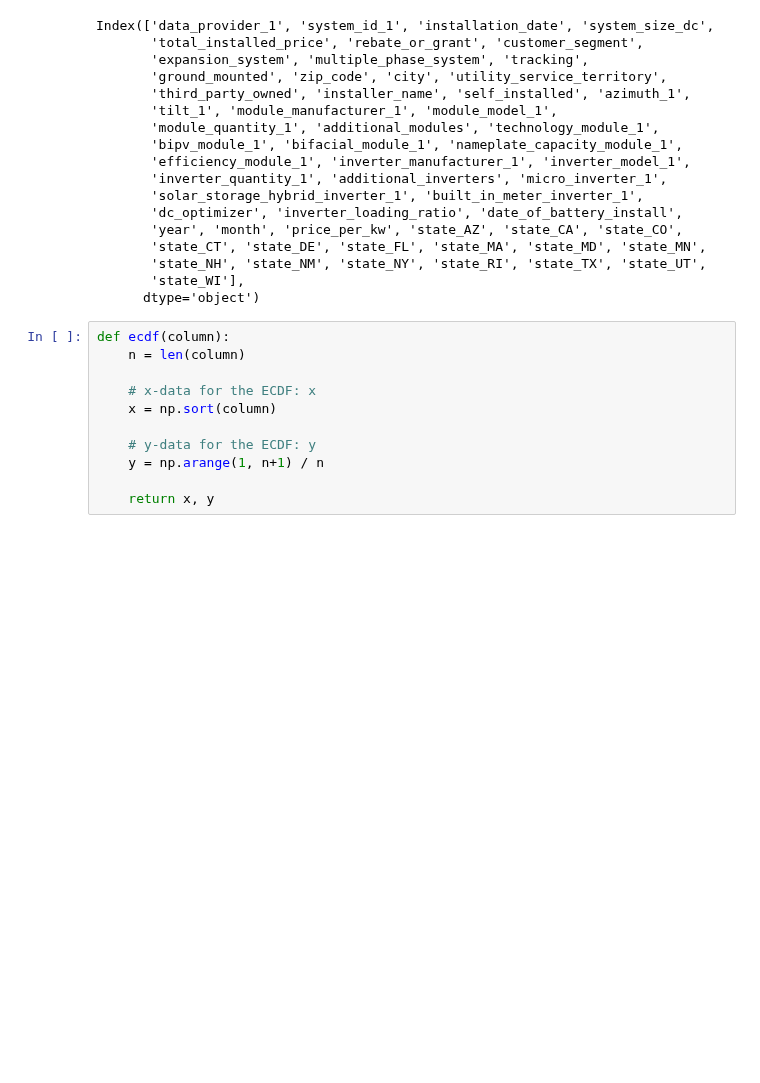
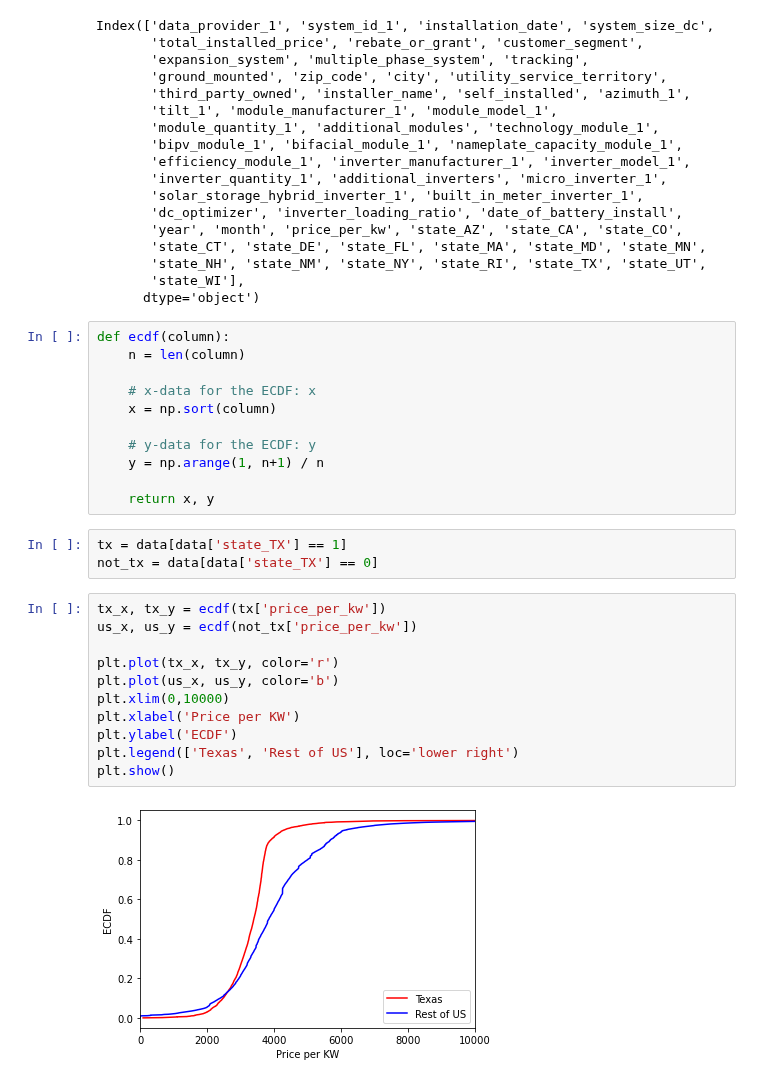
Before and after one commit to zjbrown0689/Solar-Panel-Capstone, a Jupyter notebook: notebooks/Exploratory Data Analysis.ipynb, the cells around one changed output. Cells and saved outputs as stored; diff of their text form; blank space fills up the shorter version.

```diff
--- a/notebooks/Exploratory Data Analysis.ipynb
+++ b/notebooks/Exploratory Data Analysis.ipynb
@@ -63,3 +63,19 @@ def ecdf(column):
     y = np.arange(1, n+1) / n
 
     return x, y
+# %%
+tx = data[data['state_TX'] == 1]
+not_tx = data[data['state_TX'] == 0]
+# %%
+tx_x, tx_y = ecdf(tx['price_per_kw'])
+us_x, us_y = ecdf(not_tx['price_per_kw'])
+
+plt.plot(tx_x, tx_y, color='r')
+plt.plot(us_x, us_y, color='b')
+plt.xlim(0,10000)
+plt.xlabel('Price per KW')
+plt.ylabel('ECDF')
+plt.legend(['Texas', 'Rest of US'], loc='lower right')
+plt.show()
+# %% [output]
+[figure, added]
```
Also changed, not shown: parts of 2 cells of this notebook, 1 other file.
